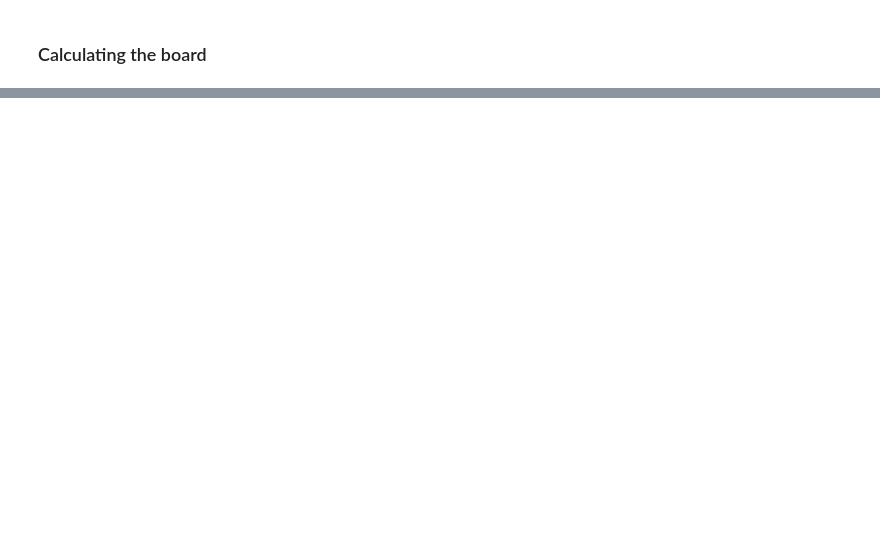
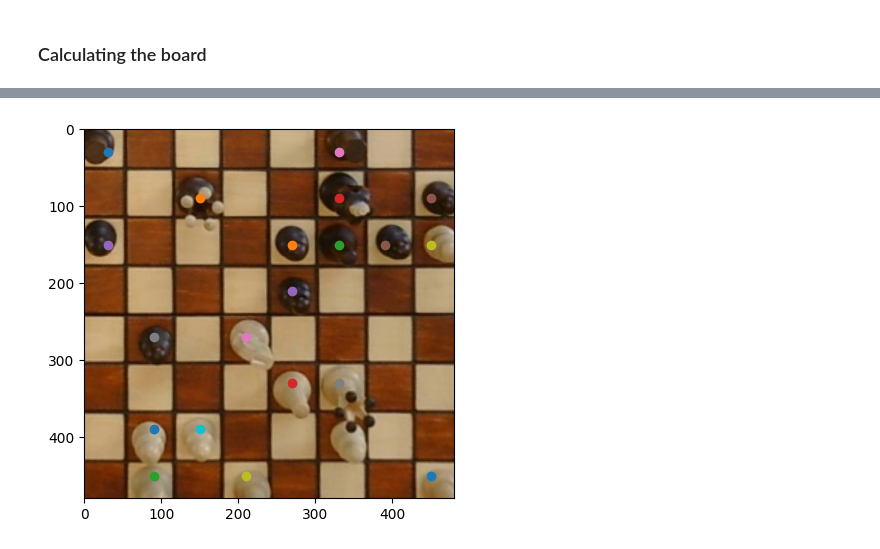
Before and after one commit to petteri9292/Chess, a Jupyter notebook: code/Board_position.ipynb, the cells around one changed output, grey strips where cells are left out. Cells and saved outputs as stored; diff of their text form; code cells hidden in the pictures; blank space fills up the shorter version.

```diff
--- a/code/Board_position.ipynb
+++ b/code/Board_position.ipynb
@@ -310,0 +293,44 @@ plt.show()
+# %%
+transformed_positions = list()
+
+for box in result_pieces[0].boxes.xywh:
+    x,y,_,h = box.cpu()
+    piece_pos = cv2.perspectiveTransform(np.array([[[x,y+h/2-lower_y_coord]]]), H).squeeze()
+    transformed_positions.append(piece_pos)
+
+transformed_positions = np.array(transformed_positions)
+
+
+w,h = image.shape[0:2]
+
+x = (np.linspace(0,w,9)+(w/16))[:-1]
+y = (np.linspace(0,h,9)+(h/16))[:-1]
+
+
+X,Y = np.meshgrid(x,y) #Define the middle points of the square
+
+square_middles = np.stack([X.flatten(),Y.flatten()],axis=1)
+
+
+
+diff = transformed_positions[:, None, :] - square_middles[None, :, :]
+
+
+
+
+distances = np.linalg.norm(diff,axis=2)
+idx = np.argmin(distances, axis=1)
+# %%
+image = cv2.imread(test_image_path)
+image = cv2.cvtColor(image, cv2.COLOR_BGR2RGB)
+image = cv2.warpPerspective(image,H,(480,480))
+plt.imshow(image)
+
+
+
+
+for box in square_middles[idx]:
+
+    plt.scatter(box[0],box[1])
+# %% [output]
+[figure, added]
```
Also changed, not shown: parts of 15 cells of this notebook.
